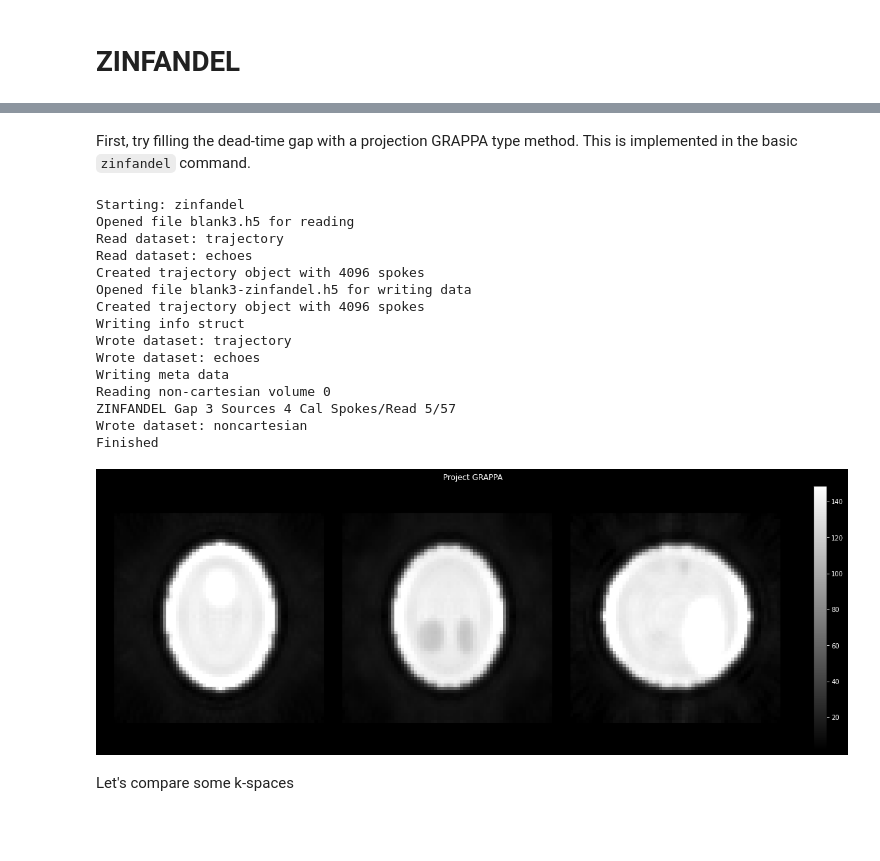
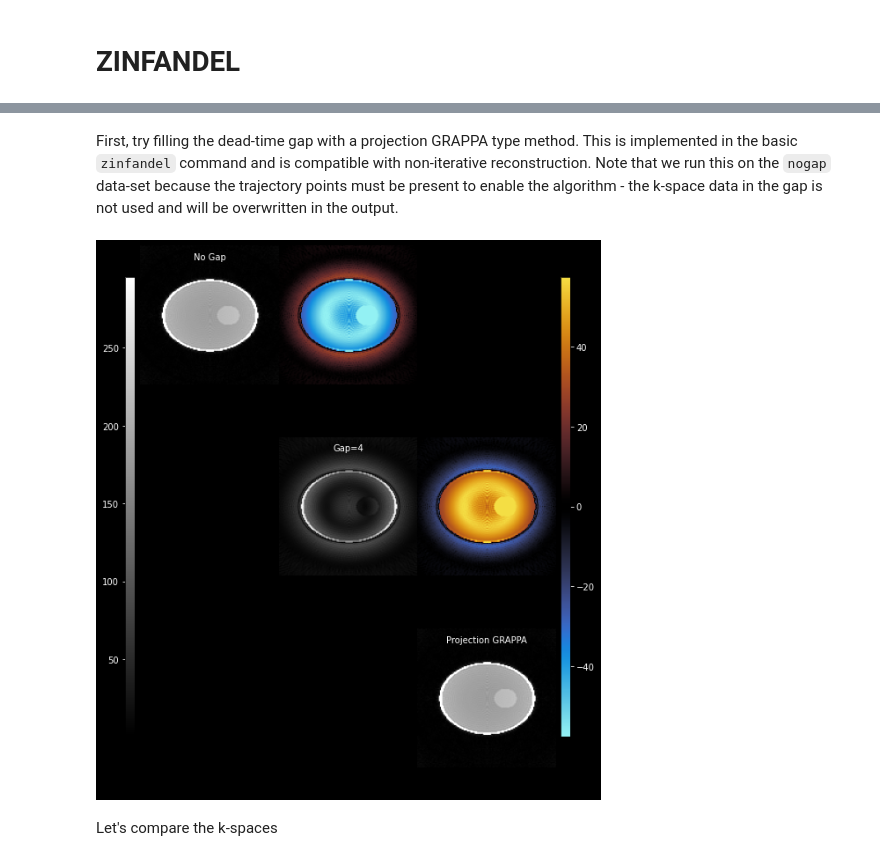
Before and after one commit to spinicist/old-riesling-examples, a Jupyter notebook: zinfandel.ipynb, the cells around one changed output, grey strips where cells are left out. Saved outputs shown, nothing was run; the diff lists cells and outputs as text; code cells hidden in the pictures; blank space fills up the shorter version.

```diff
--- a/zinfandel.ipynb
+++ b/zinfandel.ipynb
@@ -36,25 +37,10 @@ display(riesling.images.single(f'{trimmed}-cg.h5', title='Trimmed'))
 # %% [markdown]
-First, try filling the dead-time gap with a projection GRAPPA type method. This is implemented in the basic `zinfandel` command.
+First, try filling the dead-time gap with a projection GRAPPA type method. This is implemented in the basic `zinfandel` command and is compatible with non-iterative reconstruction. Note that we run this on the `nogap` data-set because the trajectory points must be present to enable the algorithm - the k-space data in the gap is not used and will be overwritten in the output.
-# %%
-!riesling zinfandel {blanked}.h5 --gap=3 -v
-!riesling cg {blanked}-zinfandel.h5 {recon_settings}
-display(riesling.images.single(f'{blanked}-zinfandel-cg.h5', title='Project GRAPPA'))
-# %% [output]
-Starting: zinfandel
-Opened file blank3.h5 for reading
-Read dataset: trajectory
-Read dataset: echoes
-Created trajectory object with 4096 spokes
-Opened file blank3-zinfandel.h5 for writing data
-Created trajectory object with 4096 spokes
-Writing info struct
-Wrote dataset: trajectory
-Wrote dataset: echoes
-Writing meta data
-Reading non-cartesian volume 0
-ZINFANDEL Gap 3 Sources 4 Cal Spokes/Read 5/57
-Wrote dataset: noncartesian
-Finished
-[figure, removed]
+# %%
+!riesling zinfandel {blank}.h5 --gap=4 -o zin-grappa
+!riesling recon zin-grappa-zinfandel.h5 {recon_settings}
+riesling.images.diffN([f'{nogap}-recon.h5', f'{blank}-recon.h5', 'zin-grappa-zinfandel-recon.h5'], titles=['No Gap', f'Gap={gap}', 'Projection GRAPPA'])
+# %% [output]
+[figure, added]
 # %% [markdown]
-Let's compare some k-spaces
+Let's compare the k-spaces
```
Also changed, not shown: parts of 19 cells of this notebook.
